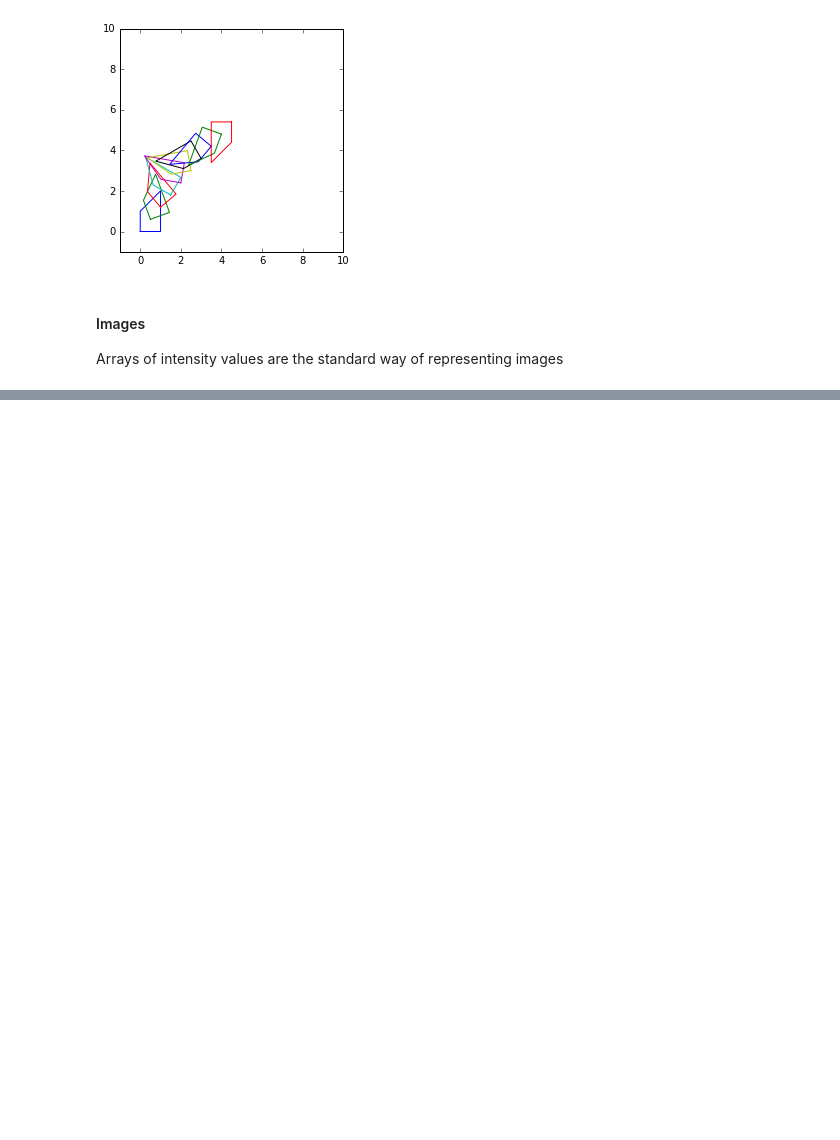
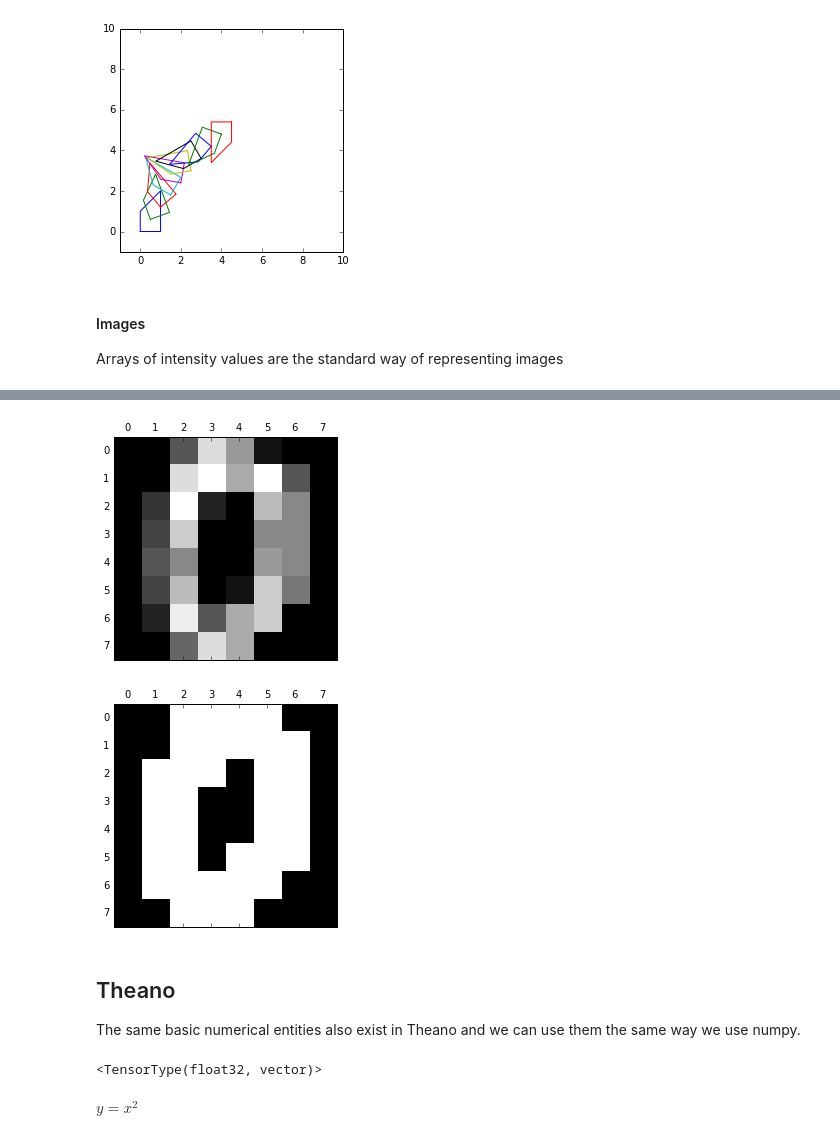
Before and after one commit to eickenberg/theano_presentation_ihp, a Jupyter notebook: Theano_Intro.ipynb, the cells around one changed output, grey strips where cells are left out. Saved outputs shown, nothing was run; the diff lists cells and outputs as text; code cells hidden in the pictures; blank space fills up the shorter version.

Commit message:
numpy

```diff
--- a/Theano_Intro.ipynb
+++ b/Theano_Intro.ipynb
@@ -152,3 +165,7 @@ plt.axis([-1, 10, -1, 10])
 # %% [markdown]
 #### Images
 Arrays of intensity values are the standard way of representing images
+# %%
+from sklearn.datasets import load_digits
+digits = load_digits()
+digits.images[0]
@@ -154,0 +192,11 @@ Arrays of intensity values are the standard way of representing images
+# %%
+plt.matshow(digits.images[0])
+plt.matshow(digits.images[0] > 0)
+plt.gray()
+# %% [output]
+[figure, added]
+[figure, added]
+# %% [markdown]
+## Theano
+
+The same basic numerical entities also exist in Theano and we can use them the same way we use numpy.
@@ -154,0 +206,7 @@ Arrays of intensity values are the standard way of representing images
+# %%
+x = T.fvector()
+print x
+# %% [output]
+<TensorType(float32, vector)>
+# %% [markdown]
+$y = x^2$
```
Also changed, not shown: parts of 15 cells of this notebook.
